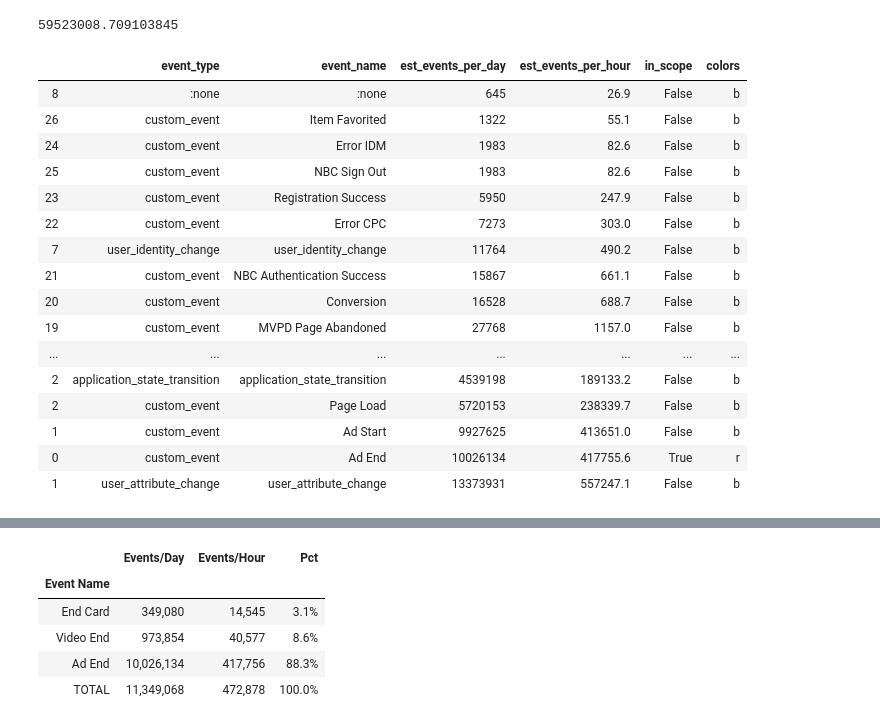
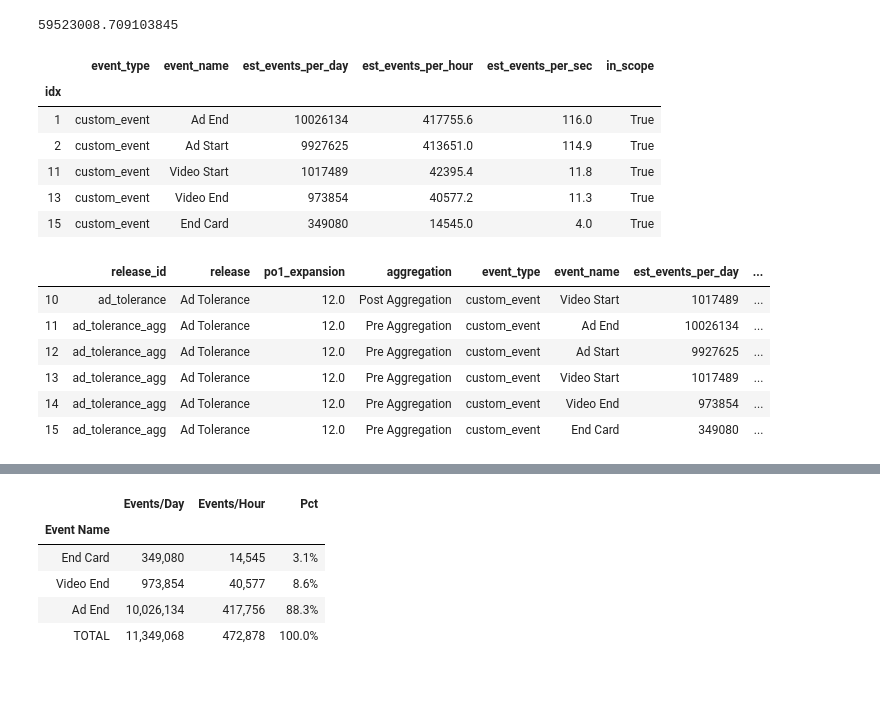
Before and after one commit to wmcabee-cs/nbc_analysis, a Jupyter notebook: notebooks/presentations/throughput.ipynb, the cells around one changed output, grey strips where cells are left out. Saved outputs shown, nothing was run; the diff lists cells and outputs as text; code cells hidden in the pictures; blank space fills up the shorter version.

```diff
--- a/notebooks/presentations/throughput.ipynb
+++ b/notebooks/presentations/throughput.ipynb
@@ -12,7 +13,7 @@ import matplotlib.pyplot as plt
 sns.set()
 # %%
 df = pd.read_csv('nbc_analysis.log', sep='|', header=0, names=['log_ts','level','module','msg'])
-DATA = df
+RAW = df
 # %%
 df.module.value_counts()
 # %% [output]
@@ -50,7 +51,7 @@ df[write_partition_mask]
 | 2627 | 2019-10-12 16:40:02,662 | INFO | nbc_analysis.batch.extract_events... | wrote partition /home/ec2-user/DA... |
 814 rows × 4 columns
 # %%
-df = DATA[write_partition_mask].copy()
+df = RAW[write_partition_mask].copy()
 items = df.msg.str.split(',')
 record_cnt = pd.Series(items.map(lambda x: x[1].split('=')[1]), name='record_cnt').astype(np.int)
 batch_id = pd.Series(items.map(lambda x: x[0].split('/')[-1].split('.')[0]), name='batch_id')
@@ -184,26 +185,18 @@ event_type['event_name'] = event_type.event_type
 # %%
 cols = ['event_type', 'event_name', 'est_events_per_day']
 
-estimates = pd.concat( [event_type.iloc[1:][cols],event_name[cols]]).sort_values(['est_events_per_day'], ascending=True)
+estimates = pd.concat( [event_type.iloc[1:][cols],event_name[cols]]).sort_values(['est_events_per_day'], ascending=False)
 estimates['est_events_per_hour'] = (estimates.est_events_per_day / 24).round(1)
-estimates['in_scope'] = estimates.event_name.isin({'Video End','End Card','Ad End'})
-estimates['colors'] = estimates.in_scope.map( lambda x: 'r' if x else 'b')
-estimates
+estimates['est_events_per_sec'] =estimates['est_events_per_sec'] = (estimates['est_events_per_hour'] / (60*60)).round(1)
+estimates['in_scope'] = estimates.event_name.isin({'Video End','Video Start', 'End Card','Ad End', 'Ad Start'})
+estimates  = estimates.reset_index(drop=True)
+estimates.index.name = 'idx'
+estimates[estimates.in_scope]
 # %% [output]
-|  | event_type | event_name | est_events_per_day | est_events_per_hour | in_scope | colors |
-| 8 | :none | :none | 645 | 26.9 | False | b |
-| 26 | custom_event | Item Favorited | 1322 | 55.1 | False | b |
-| 24 | custom_event | Error IDM | 1983 | 82.6 | False | b |
-| 25 | custom_event | NBC Sign Out | 1983 | 82.6 | False | b |
-| 23 | custom_event | Registration Success | 5950 | 247.9 | False | b |
-| 22 | custom_event | Error CPC | 7273 | 303.0 | False | b |
-| 7 | user_identity_change | user_identity_change | 11764 | 490.2 | False | b |
-| 21 | custom_event | NBC Authentication Success | 15867 | 661.1 | False | b |
-| 20 | custom_event | Conversion | 16528 | 688.7 | False | b |
-| 19 | custom_event | MVPD Page Abandoned | 27768 | 1157.0 | False | b |
-| ... | ... | ... | ... | ... | ... | ... |
-| 2 | application_state_transition | application_state_transition | 4539198 | 189133.2 | False | b |
-| 2 | custom_event | Page Load | 5720153 | 238339.7 | False | b |
-| 1 | custom_event | Ad Start | 9927625 | 413651.0 | False | b |
-| 0 | custom_event | Ad End | 10026134 | 417755.6 | True | r |
-| 1 | user_attribute_change | user_attribute_change | 13373931 | 557247.1 | False | b |
+|  | event_type | event_name | est_events_per_day | est_events_per_hour | est_events_per_sec | in_scope |
+| idx |  |  |  |  |  |  |
+| 1 | custom_event | Ad End | 10026134 | 417755.6 | 116.0 | True |
+| 2 | custom_event | Ad Start | 9927625 | 413651.0 | 114.9 | True |
+| 11 | custom_event | Video Start | 1017489 | 42395.4 | 11.8 | True |
+| 13 | custom_event | Video End | 973854 | 40577.2 | 11.3 | True |
+| 15 | custom_event | End Card | 349080 | 14545.0 | 4.0 | True |
@@ -209,0 +220,24 @@ estimates
+# %%
+attr_per_release = [{'release_id': 'stress_test', 'release': 'Stress Test', 'po1_expansion': 2.,'aggregation': 'Post Aggregation'},
+                    {'release_id': 'stress_test_agg', 'release': 'Stress Test', 'po1_expansion': 2.,'aggregation': 'Pre Aggregation'},
+                    {'release_id': 'release_1031','release': 'Oct 31 Release', 'po1_expansion': 5, 'aggregation': 'Post Aggregation'},
+                    {'release_id': 'release_1031_agg','release': 'Oct 31 Release', 'po1_expansion': 5, 'aggregation': 'Pre Aggregation'},
+                    {'release_id': 'by_time_period', 'release': 'By Time Period', 'po1_expansion': 7, 'aggregation': 'Post Aggregation' },
+                    {'release_id': 'by_time_period_agg', 'release': 'By Time Period',  'po1_expansion': 7, 'aggregation': 'Pre Aggregation'},
+                    {'release_id': 'ad_tolerance', 'release': 'Ad Tolerance', 'po1_expansion': 12, 'aggregation': 'Post Aggregation'},
+                    {'release_id': 'ad_tolerance_agg', 'release': 'Ad Tolerance', 'po1_expansion': 12,'aggregation': 'Pre Aggregation'}]
+
+df = pd.DataFrame.from_records(attr_per_release)
+df = df.merge(release_est, on='release_id')
+df = df[df.in_release]
+df['est_po1_events_per_sec'] = df['po1_expansion'] * df['est_events_per_sec']
+DATA = df
+DATA[DATA.release == 'Ad Tolerance']
+# %% [output]
+|  | release_id | release | po1_expansion | aggregation | event_type | event_name | est_events_per_day | ... |
+| 10 | ad_tolerance | Ad Tolerance | 12.0 | Post Aggregation | custom_event | Video Start | 1017489 | ... |
+| 11 | ad_tolerance_agg | Ad Tolerance | 12.0 | Pre Aggregation | custom_event | Ad End | 10026134 | ... |
+| 12 | ad_tolerance_agg | Ad Tolerance | 12.0 | Pre Aggregation | custom_event | Ad Start | 9927625 | ... |
+| 13 | ad_tolerance_agg | Ad Tolerance | 12.0 | Pre Aggregation | custom_event | Video Start | 1017489 | ... |
+| 14 | ad_tolerance_agg | Ad Tolerance | 12.0 | Pre Aggregation | custom_event | Video End | 973854 | ... |
+| 15 | ad_tolerance_agg | Ad Tolerance | 12.0 | Pre Aggregation | custom_event | End Card | 349080 | ... |
```
Also changed, not shown: parts of 11 cells of this notebook, 10 other files.
